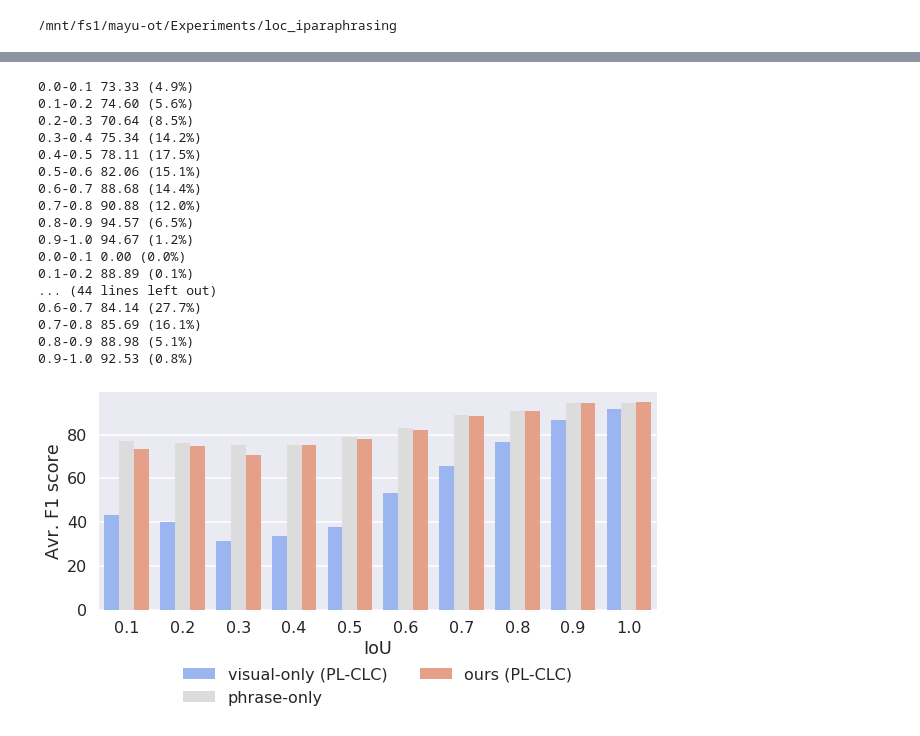
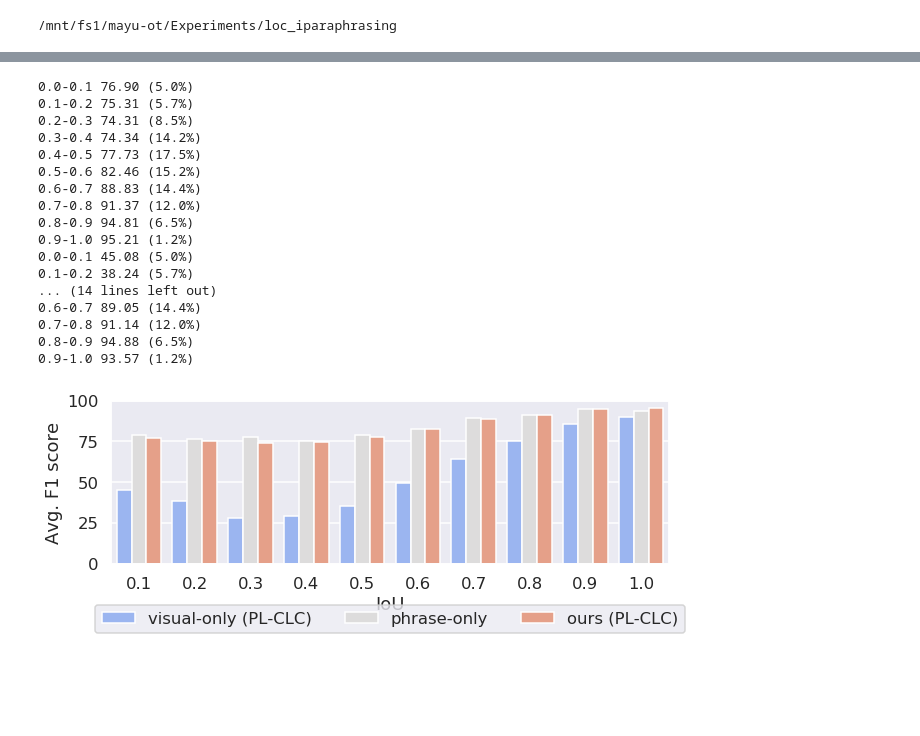
Before and after one commit to mayu-ot/visually-grounded-paraphrases, a Jupyter notebook: notebook/detailed evaluation based on iou.ipynb, the cells around one changed output, grey strips where cells are left out. Saved outputs shown, nothing was run; the diff lists cells and outputs as text; code cells hidden in the pictures; blank space fills up the shorter version.

Commit message:
cvpr submission

```diff
--- a/notebook/detailed evaluation based on iou.ipynb
+++ b/notebook/detailed evaluation based on iou.ipynb
@@ -21,7 +22,5 @@ from func.datasets.datasets import BBoxDataset, PLCLCBBoxDataset, PreCompFeatDat
 # %%
-p_bbox_data = PLCLCBBoxDataset('test')
+p_bbox_data = DDPNBBoxDataset('test')
 pbbox_df = p_bbox_data.df
-gt_bbox_data = BBoxDataset('test')
-gtbbox_df = gt_bbox_data.df
 # %%
 df = pd.read_csv('data/phrase_pair_test.csv', index_col=0)
@@ -93,0 +91,2 @@ IntProgress(value=0, max=81285)
+# %%
+plclc_ious1, plclc_ious2 = get_ious(method='plclc')
@@ -93,0 +95,2 @@ IntProgress(value=0, max=81285)
+# %%
+ddpn_ious1, ddpn_ious2 = get_ious(method='ddpn')
@@ -102,5 +180,5 @@ sns.distplot(ious1, kde=False)
 # %%
-# vision + langauge
+# PLCLC
 def get_results(df_file, ious1, ious2):
     df = pd.read_csv(df_file)
     df['ious1'] = np.asarray(ious1)
@@ -119,58 +197,55 @@ def get_results(df_file, ious1, ious2):
 
     return f1_scores, f1_score(df.ytrue, df.ypred) * 100
 
-plclc_scores, _ = get_results('bo_out/frcnn+wea/plclc-roi/14-frcnn+wea-plclc-roi_20180413-165302/res_test.csv', plclc_ious1, plclc_ious2)
-synthesized_scores, _ = get_results('bo_out/vis+lng+gtroi/20-gtroi_jittering_20180817-151855/res_test.csv', syn_ious1, syn_ious2)
-vis_plclc_scores, _ = get_results('bo_out/frcnn+none/plclc-wo-vis/19-frcnn+none-plclc-wo-vis_20180520-043930/res_test.csv', plclc_ious1, plclc_ious2)
-vis_synthesized_scores, _ = get_results('bo_out/vis+gtroi/12-gtroi_jittering_20180817-025111/res_test.csv', syn_ious1, syn_ious2)
-plclc_lng_scores, lng_avr_score = get_results('bo_out/none+wea/wo-vis/11-none+wea-wo-vis_20180410-220417/res_test.csv', plclc_ious1, plclc_ious2)
-synthesized_lng_scores, lng_avr_score = get_results('bo_out/none+wea/wo-vis/11-none+wea-wo-vis_20180410-220417/res_test.csv', syn_ious1, syn_ious2)
+plclc_scores, _ = get_results('bo_out/vis+lng+plclc+mult/17-20181108-050238/res_test.csv', plclc_ious1, plclc_ious2)
+vis_plclc_scores, _ = get_results('bo_out/vis+plclc/25-20181111-060511/res_test.csv', plclc_ious1, plclc_ious2)
+lng_scores, lng_avr_score = get_results('bo_out/lng/13-20181102-020120/res_test.csv', plclc_ious1, plclc_ious2)
 # %% [output]
-0.0-0.1 73.33 (4.9%)
-0.1-0.2 74.60 (5.6%)
-0.2-0.3 70.64 (8.5%)
-0.3-0.4 75.34 (14.2%)
-0.4-0.5 78.11 (17.5%)
-0.5-0.6 82.06 (15.1%)
-0.6-0.7 88.68 (14.4%)
-0.7-0.8 90.88 (12.0%)
-0.8-0.9 94.57 (6.5%)
-0.9-1.0 94.67 (1.2%)
-0.0-0.1 0.00 (0.0%)
-0.1-0.2 88.89 (0.1%)
-... (44 lines left out)
-0.6-0.7 84.14 (27.7%)
-0.7-0.8 85.69 (16.1%)
-0.8-0.9 88.98 (5.1%)
-0.9-1.0 92.53 (0.8%)
+0.0-0.1 76.90 (5.0%)
+0.1-0.2 75.31 (5.7%)
+0.2-0.3 74.31 (8.5%)
+0.3-0.4 74.34 (14.2%)
+0.4-0.5 77.73 (17.5%)
+0.5-0.6 82.46 (15.2%)
+0.6-0.7 88.83 (14.4%)
+0.7-0.8 91.37 (12.0%)
+0.8-0.9 94.81 (6.5%)
+0.9-1.0 95.21 (1.2%)
+0.0-0.1 45.08 (5.0%)
+0.1-0.2 38.24 (5.7%)
+... (14 lines left out)
+0.6-0.7 89.05 (14.4%)
+0.7-0.8 91.14 (12.0%)
+0.8-0.9 94.88 (6.5%)
+0.9-1.0 93.57 (1.2%)
 # %%
 interval = 0.1
-sns.set_context("poster")
+sns.set_context("talk")
 palette=sns.color_palette("coolwarm", 3)
 # palette=sns.diverging_palette(220, 20, n=5)
 
-N = len(plclc_scores)
+N = len(ddpn_scores)
 
 lng_df = pd.DataFrame({'IoU': np.arange(interval, 1+interval, interval),
-                      'Avr. F1 score': plclc_lng_scores,
+                      'Avg. F1 score': lng_scores,
                        'models': ['phrase-only']*N})
 
 vis_plclc_df = pd.DataFrame({'IoU': np.arange(interval, 1+interval, interval),
-                      'Avr. F1 score': vis_plclc_scores,
+                      'Avg. F1 score': vis_plclc_scores,
                        'models': ['visual-only (PL-CLC)']*N})
 
 plclc_df = pd.DataFrame({'IoU': np.arange(interval, 1+interval, interval),
-                      'Avr. F1 score': plclc_scores,
+                      'Avg. F1 score': plclc_scores,
                       'models': ['ours (PL-CLC)']*N})
 
 all_data = pd.concat((vis_plclc_df, lng_df, plclc_df))
 
-plt.figure(figsize=(10, 4))
+plt.figure(figsize=(10, 3))
 # plt.axhline(lng_avr_score, color='k', linestyle='--', label='phrase-only')
-g = sns.barplot(x='IoU', y='Avr. F1 score', hue='models', data=all_data, palette=palette)
+g = sns.barplot(x='IoU', y='Avg. F1 score', hue='models', data=all_data, palette=palette)
 g.set_xticklabels(['%.1f'%x for x in np.arange(interval, 1+interval, interval)])
 # plt.legend(bbox_to_anchor=(1.05, 1), loc=2, borderaxespad=0.)
-plt.gca().legend(loc='upper center', bbox_to_anchor=(0.5, -0.2), ncol=2)
-plt.savefig('figures/aaai/detailed_results_bar_plclc.pdf', bbox_inches='tight')
+plt.gca().legend(loc='upper center', bbox_to_anchor=(0.5, -0.2), ncol=3)
+plt.savefig('figures/cvpr/detailed_results_bar_plclc.pdf', bbox_inches='tight')
 # %% [output]
-[figure, old version]
+[figure, new version]
```
Also changed, not shown: parts of 11 cells of this notebook, 11 other files.
